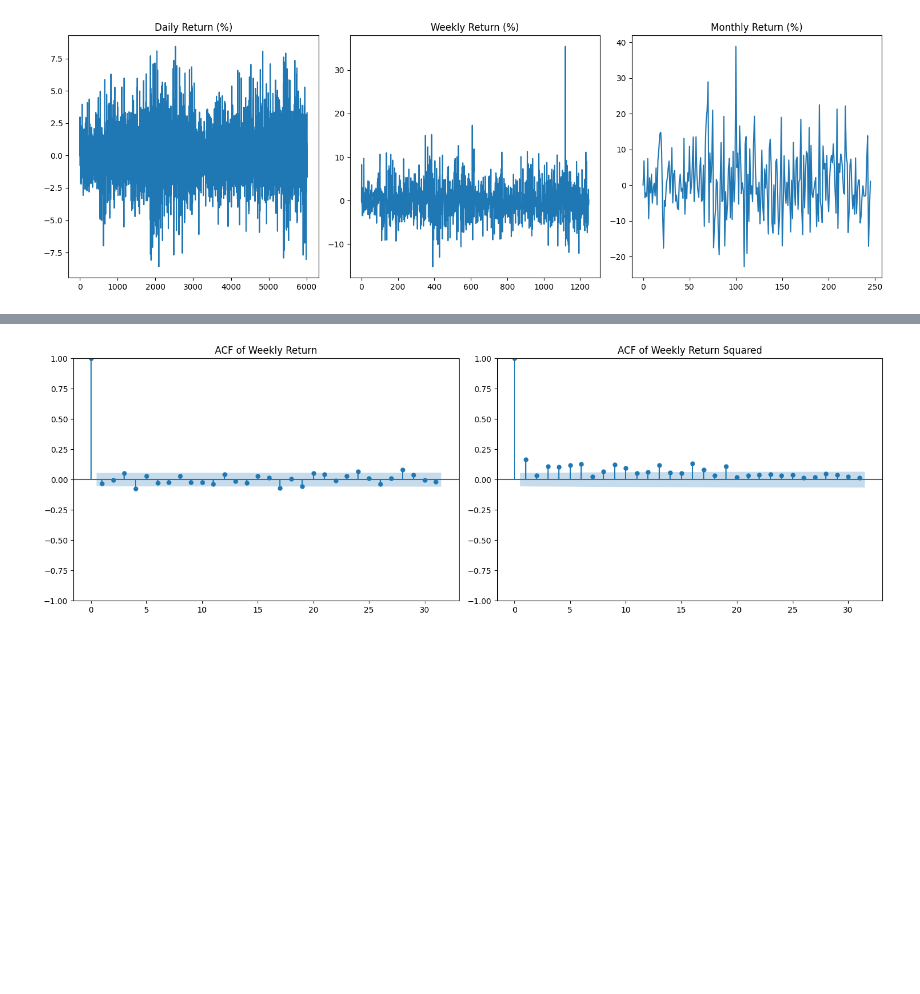
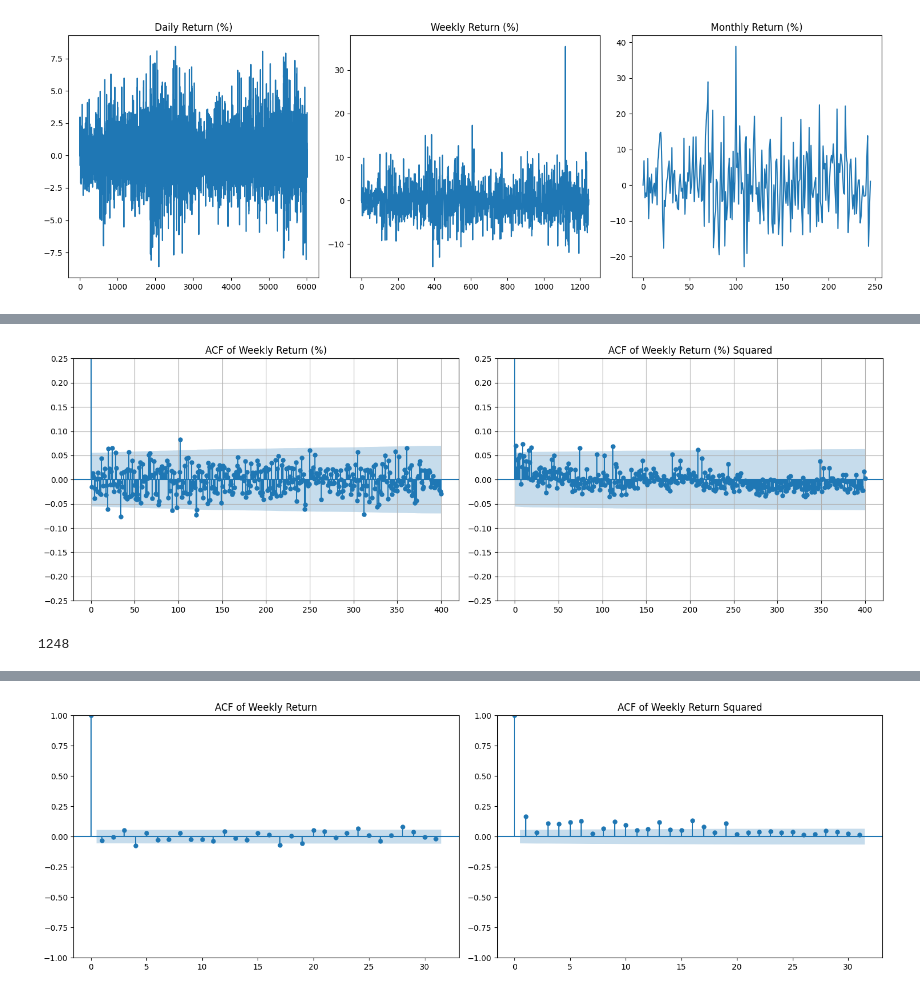
Before and after one commit to yadavayush7028/Volatility_Prediction, a Jupyter notebook: test1.ipynb, the cells around one changed output, grey strips where cells are left out. Saved outputs shown, nothing was run; the diff lists cells and outputs as text; code cells hidden in the pictures; blank space fills up the shorter version.

```diff
--- a/test1.ipynb
+++ b/test1.ipynb
@@ -160,0 +180,26 @@ plt.show()
+# %%
+fig, axs = plt.subplots(1, 2, figsize=(15, 5))
+plt.yticks(np.arange(-0.25, 0.3, 0.05))
+
+# Plot in the first subplot
+plot_acf(us_weekly[['Weekly Change (%)']], ax=axs[0], title='ACF of Weekly Return (%)', lags=no_of_lags)
+axs[0].set_ylim(-0.25, 0.25)
+axs[0].grid(True)
+axs[0].set_yticks(np.arange(-0.25, 0.3, 0.05))
+
+# Plot in the second subplot
+plot_acf(us_weekly[['Weekly Change (%) Squared']], ax=axs[1], title='ACF of Weekly Return (%) Squared', lags=no_of_lags)
+axs[1].set_ylim(-0.25, 0.25)
+axs[1].grid(True)
+axs[1].set_yticks(np.arange(-0.25, 0.3, 0.05))
+
+# Display the plots
+plt.tight_layout()
+#plt.grid(True)
+plt.show()
+# %% [output]
+[figure, added]
+# %%
+len(us_weekly)
+# %% [output]
+1248
```
Also changed, not shown: parts of 9 cells of this notebook, 2 other files.
